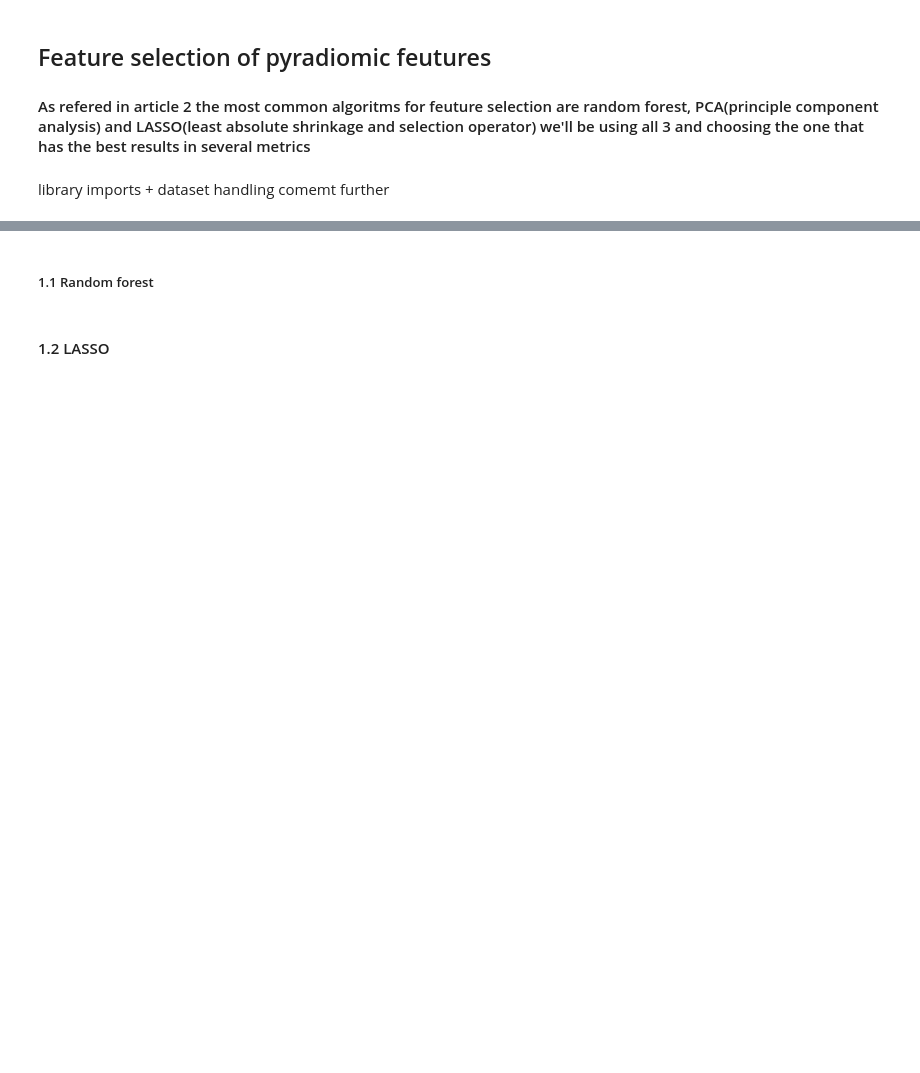
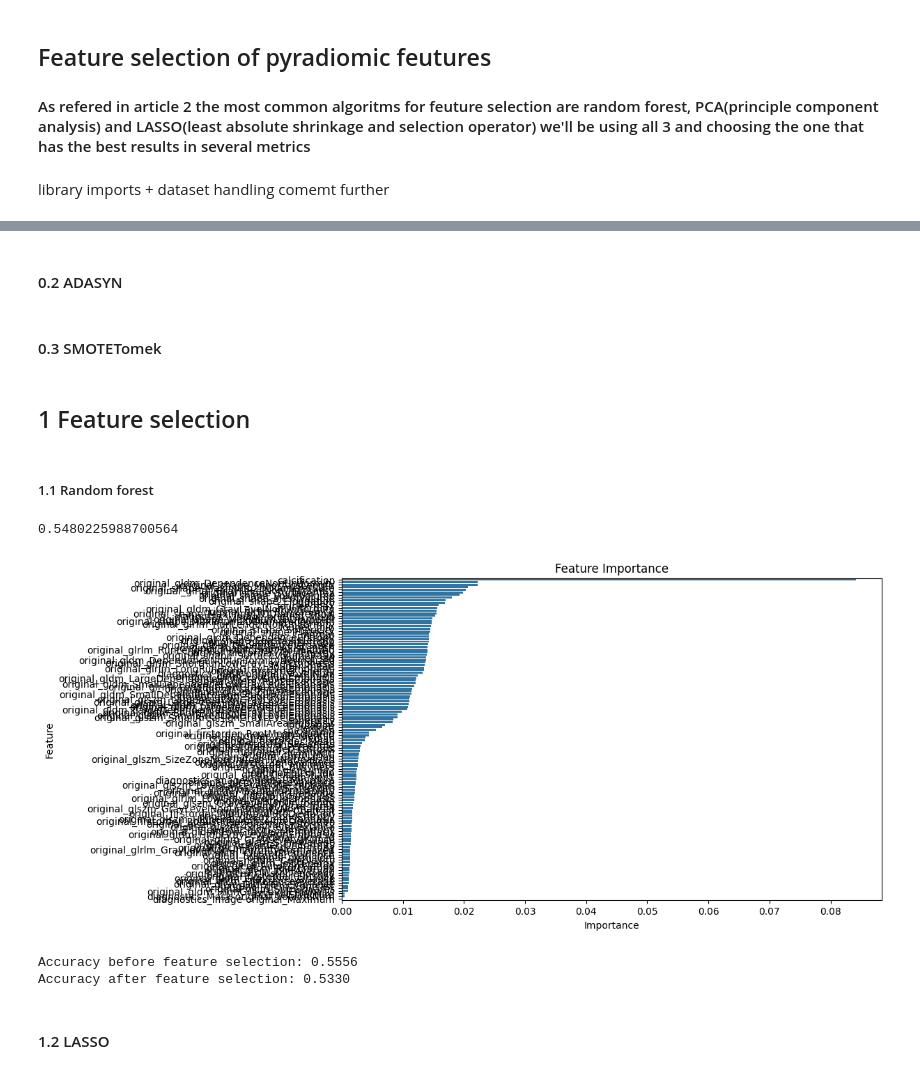
Before and after one commit to Alejandro-131004/Lung-cancer, a Jupyter notebook: feature-selection-joao.ipynb, the cells around one changed output, grey strips where cells are left out. Saved outputs shown, nothing was run; the diff lists cells and outputs as text; code cells hidden in the pictures; blank space fills up the shorter version.

Commit message:
select the models for class balencing  added order to the notebook

```diff
--- a/feature-selection-joao.ipynb
+++ b/feature-selection-joao.ipynb
@@ -29,41 +54,51 @@ X_train, X_test, y_train, y_test = train_test_split(X, y, test_size=0.2)
+# %% [markdown]
+#### 0.2 ADASYN
+# %% [markdown]
+#### 0.3 SMOTETomek
+# %% [markdown]
+## 1 Feature selection
 # %% [markdown]
 ##### 1.1 Random forest
 # %%
 # Initialize and train the Random Forest Classifier
 rf = RandomForestClassifier(n_estimators=100, random_state=42)
-X_train_rf = X_train
-y_train_rf = y_train
-rf.fit(X_train_rf, y_train_rf)
+X_train, X_test, y_train, y_test = train_test_split(X, y, test_size=0.2,random_state=42)
+
+rf.fit(X_train, y_train)
 
 # Make predictions and calculate accuracy before feature selection
 y_pred = rf.predict(X_test)
 initial_accuracy = accuracy_score(y_test, y_pred)
 print(initial_accuracy)
+# %% [output]
+0.5480225988700564
 # %%
 # Get feature importances
 feature_importances = rf.feature_importances_
 
 # Create a DataFrame for visualization
 feature_importance_df = pd.DataFrame({
-    'Feature': X_train_rf.columns,
+    'Feature': X_train.columns,
     'Importance': feature_importances
 })
 
 # Sort the DataFrame by importance
 feature_importance_df = feature_importance_df.sort_values(by='Importance', ascending=False)
 feature_importance_df = feature_importance_df
 
 # Plot feature importances
 plt.figure(figsize=(10, 6))
 sns.barplot(x='Importance', y='Feature', data=feature_importance_df)
 plt.title('Feature Importance')
 plt.show()
+# %% [output]
+[figure, added]
 # %%
 # Select top 5 features (as an example)
 top_features = feature_importance_df.head(10)['Feature'].values
 
 # Create a new dataset with only the top features
-X_train_selected = X_train_rf[top_features]
+X_train_selected = X_train[top_features]
 X_test_selected = X_test[top_features]
 
 
@@ -77,6 +112,9 @@ selected_accuracy = accuracy_score(y_test, y_pred_selected)
 
 print(f'Accuracy before feature selection: {initial_accuracy:.4f}')
 print(f'Accuracy after feature selection: {selected_accuracy:.4f}')
+# %% [output]
+Accuracy before feature selection: 0.5556
+Accuracy after feature selection: 0.5330
 # %% [markdown]
 #### 1.2 LASSO
 # %%
```
Also changed, not shown: parts of 11 cells of this notebook.
